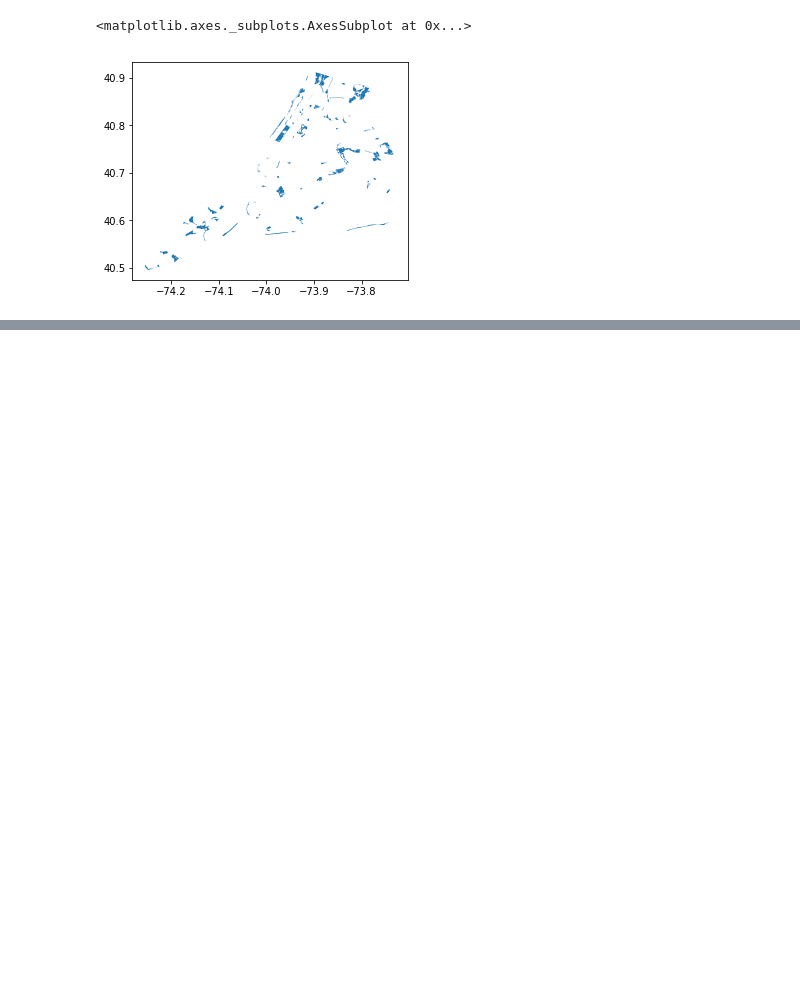
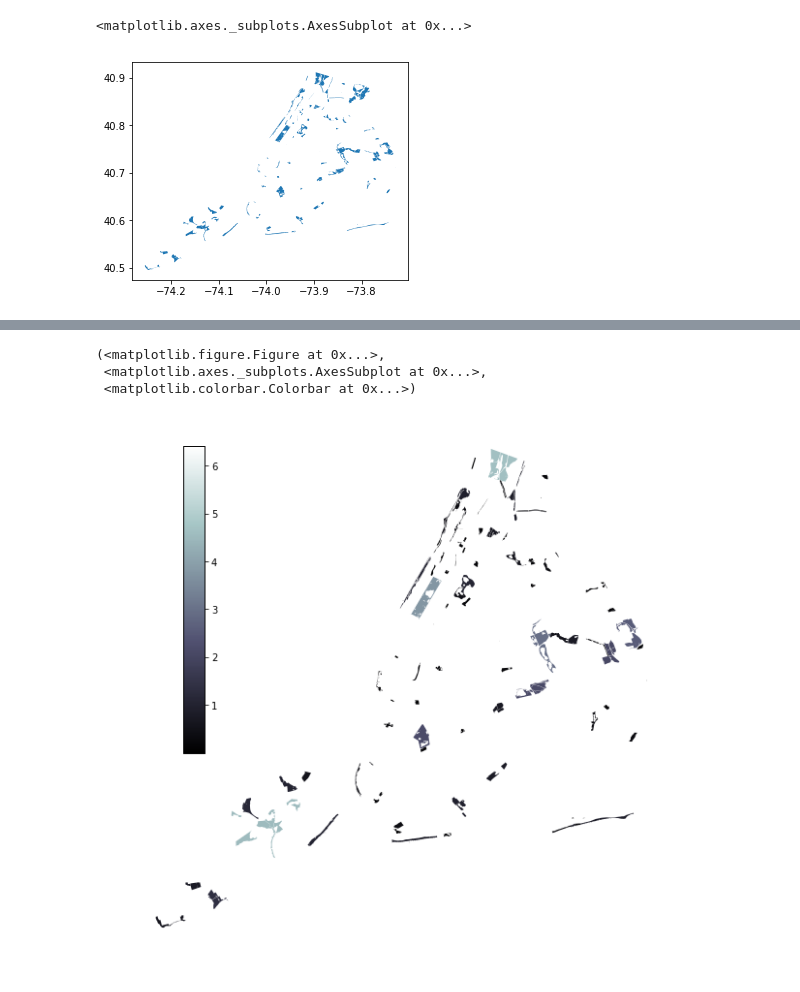
Before and after one commit to rohuniyer/How-greenspace-makes-the-green, a Jupyter notebook: greenspace.ipynb, the cells around one changed output, grey strips where cells are left out. Cells and saved outputs as stored; diff of their text form; code cells hidden in the pictures; blank space fills up the shorter version.

```diff
--- a/greenspace.ipynb
+++ b/greenspace.ipynb
@@ -295,0 +378,7 @@ facility.plot()
+# %%
+choroplethNYC(facility,column="area",cmap="bone")
+# %% [output]
+(<matplotlib.figure.Figure at 0x...>,
+ <matplotlib.axes._subplots.AxesSubplot at 0x...>,
+ <matplotlib.colorbar.Colorbar at 0x...>)
+[figure, added]
```
Also changed, not shown: parts of 15 cells of this notebook, 4 other files.
